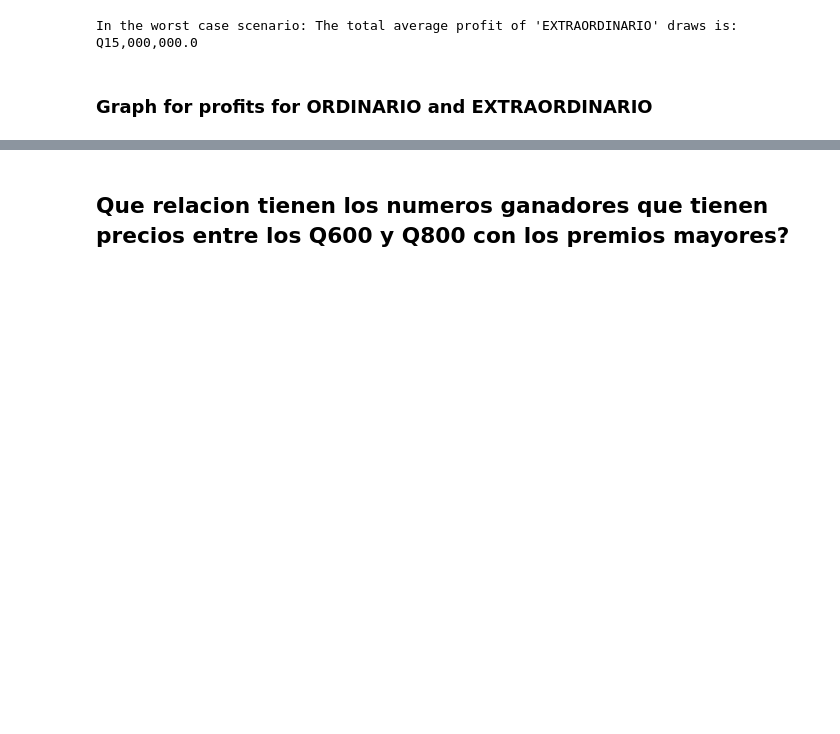
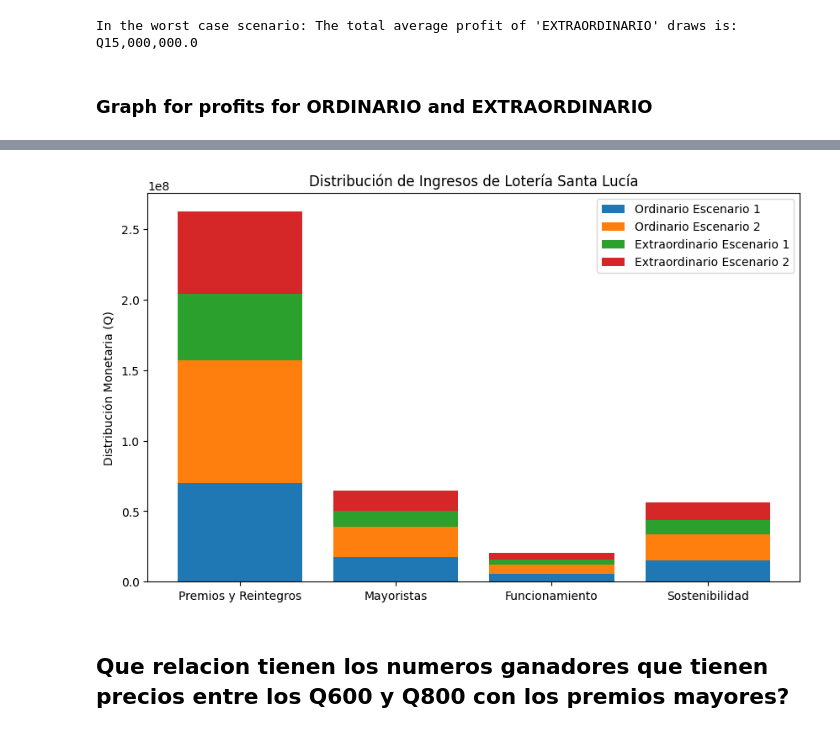
Before and after one commit to AngelDHackerman/santa-lucia-data-analysis-manual, a Jupyter notebook: notebooks/visualization_sorteos_premios.ipynb, the cells around one changed output, grey strips where cells are left out. Saved outputs shown, nothing was run; the diff lists cells and outputs as text; code cells hidden in the pictures; blank space fills up the shorter version.

```diff
--- a/notebooks/visualization_sorteos_premios.ipynb
+++ b/notebooks/visualization_sorteos_premios.ipynb
@@ -429,3 +437,11 @@ In the worst case scenario: The total average profit of 'EXTRAORDINARIO' draws i
+# %%
+# Datos para las distribuciones
+categories = ['Premios y Reintegros', 'Mayoristas', 'Funcionamiento', 'Sostenibilidad']
+percentages = [0.65, 0.16, 0.05, 0.14]
+
+# Ganancias totales (extraídas del notebook)
+# %% [output]
+[figure, added]
 # %% [markdown]
 ## Que relacion tienen los numeros ganadores que tienen precios entre los Q600 y Q800 con los premios mayores?
 # %% [markdown]
```
Also changed, not shown: parts of 9 cells of this notebook.
